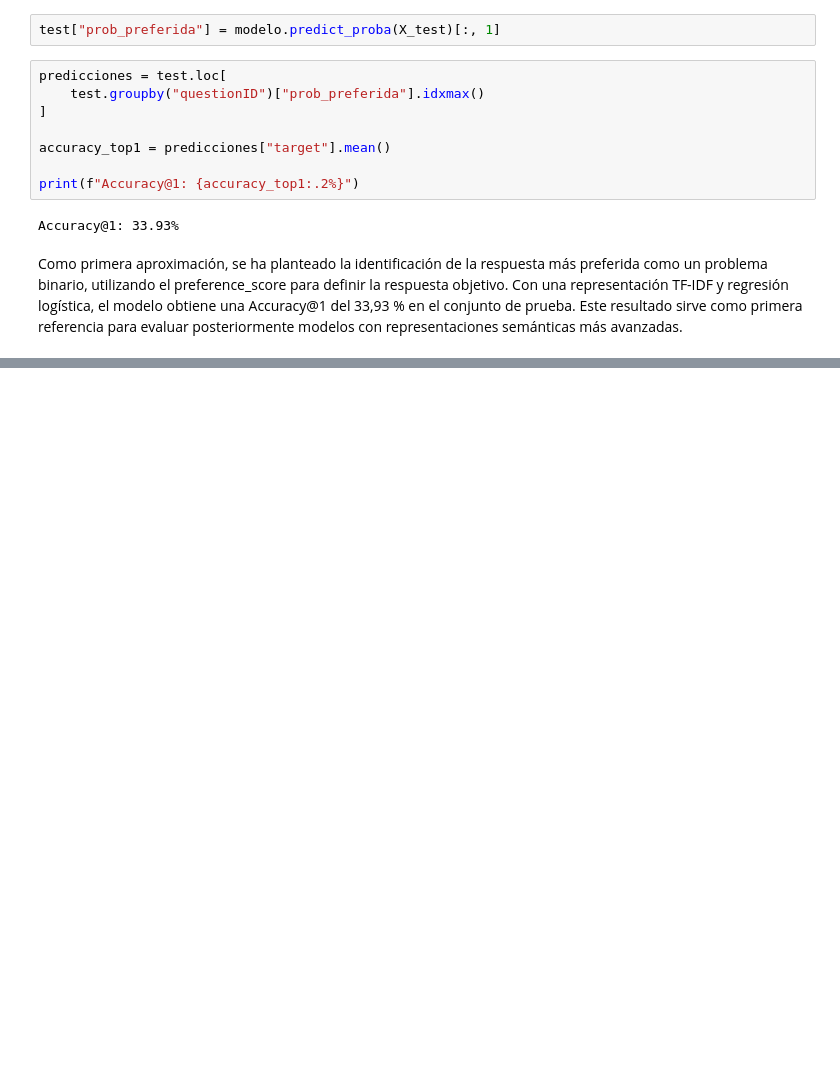
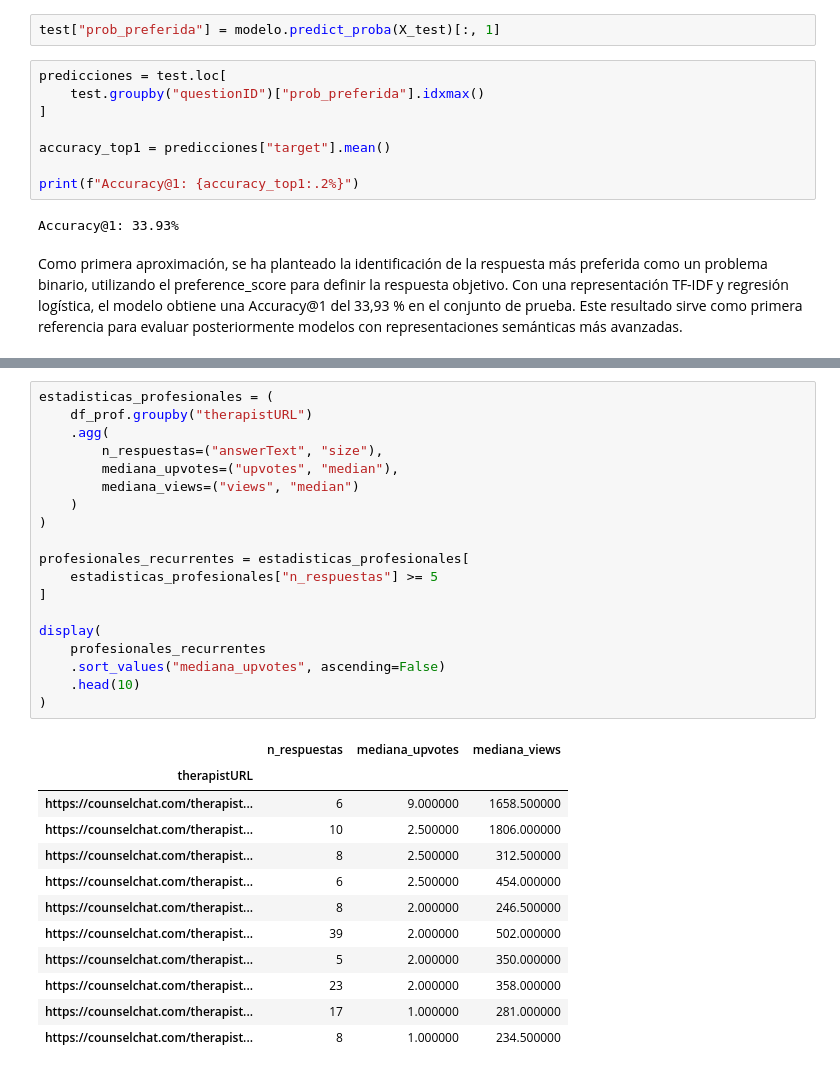
Before and after one commit to julia-acurio/TFG, a Jupyter notebook: notebooks/02_Preference_Analysis_and_Top1_Baselines.ipynb, the cells around one changed output, grey strips where cells are left out. Cells and saved outputs as stored; diff of their text form; blank space fills up the shorter version.

```diff
--- a/notebooks/02_Preference_Analysis_and_Top1_Baselines.ipynb
+++ b/notebooks/02_Preference_Analysis_and_Top1_Baselines.ipynb
@@ -598,0 +915,32 @@ Como primera aproximación, se ha planteado la identificación de la respuesta m
+# %%
+estadisticas_profesionales = (
+    df_prof.groupby("therapistURL")
+    .agg(
+        n_respuestas=("answerText", "size"),
+        mediana_upvotes=("upvotes", "median"),
+        mediana_views=("views", "median")
+    )
+)
+
+profesionales_recurrentes = estadisticas_profesionales[
+    estadisticas_profesionales["n_respuestas"] >= 5
+]
+
+display(
+    profesionales_recurrentes
+    .sort_values("mediana_upvotes", ascending=False)
+    .head(10)
+)
+# %% [output]
+|  | n_respuestas | mediana_upvotes | mediana_views |
+| therapistURL |  |  |  |
+| https://counselchat.com/therapist... | 6 | 9.000000 | 1658.500000 |
+| https://counselchat.com/therapist... | 10 | 2.500000 | 1806.000000 |
+| https://counselchat.com/therapist... | 8 | 2.500000 | 312.500000 |
+| https://counselchat.com/therapist... | 6 | 2.500000 | 454.000000 |
+| https://counselchat.com/therapist... | 8 | 2.000000 | 246.500000 |
+| https://counselchat.com/therapist... | 39 | 2.000000 | 502.000000 |
+| https://counselchat.com/therapist... | 5 | 2.000000 | 350.000000 |
+| https://counselchat.com/therapist... | 23 | 2.000000 | 358.000000 |
+| https://counselchat.com/therapist... | 17 | 1.000000 | 281.000000 |
+| https://counselchat.com/therapist... | 8 | 1.000000 | 234.500000 |
```
Also changed, not shown: parts of 37 cells of this notebook.
